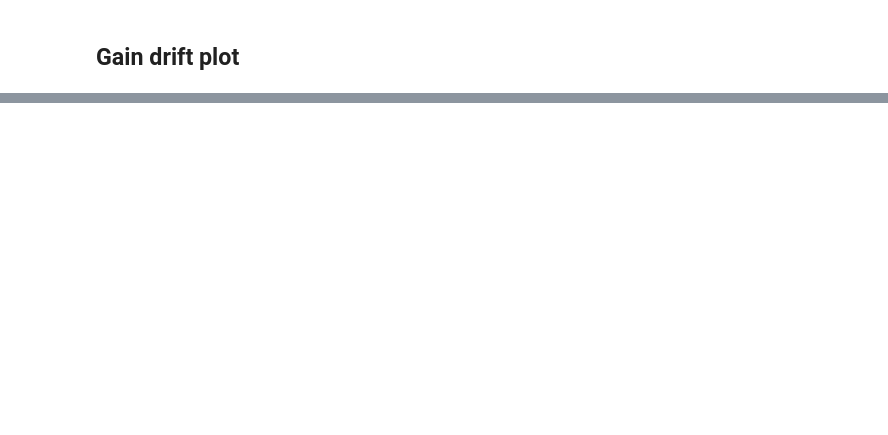
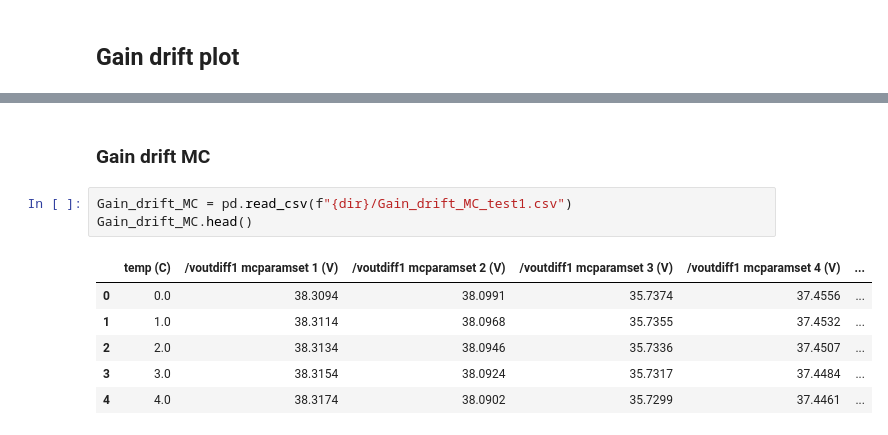
Before and after one commit to BaoTON1701/R-T_BiCMOS_run, a Jupyter notebook: code/Plot_results.ipynb, the cells around one changed output, grey strips where cells are left out. Drawn from its saved outputs; the diff is of its cells as text; blank space fills up the shorter version.

```diff
--- a/code/Plot_results.ipynb
+++ b/code/Plot_results.ipynb
@@ -209,0 +261,12 @@ fix,ax = plt.subplots(figsize=(14, 9))
+# %% [markdown]
+### Gain drift MC
+# %%
+Gain_drift_MC = pd.read_csv(f"{dir}/Gain_drift_MC_test1.csv")
+Gain_drift_MC.head()
+# %% [output]
+|  | temp (C) | /voutdiff1 mcparamset 1 (V) | /voutdiff1 mcparamset 2 (V) | /voutdiff1 mcparamset 3 (V) | /voutdiff1 mcparamset 4 (V) | ... |
+| 0 | 0.0 | 38.3094 | 38.0991 | 35.7374 | 37.4556 | ... |
+| 1 | 1.0 | 38.3114 | 38.0968 | 35.7355 | 37.4532 | ... |
+| 2 | 2.0 | 38.3134 | 38.0946 | 35.7336 | 37.4507 | ... |
+| 3 | 3.0 | 38.3154 | 38.0924 | 35.7317 | 37.4484 | ... |
+| 4 | 4.0 | 38.3174 | 38.0902 | 35.7299 | 37.4461 | ... |
```
Also changed, not shown: parts of 9 cells of this notebook, 4 other files.
